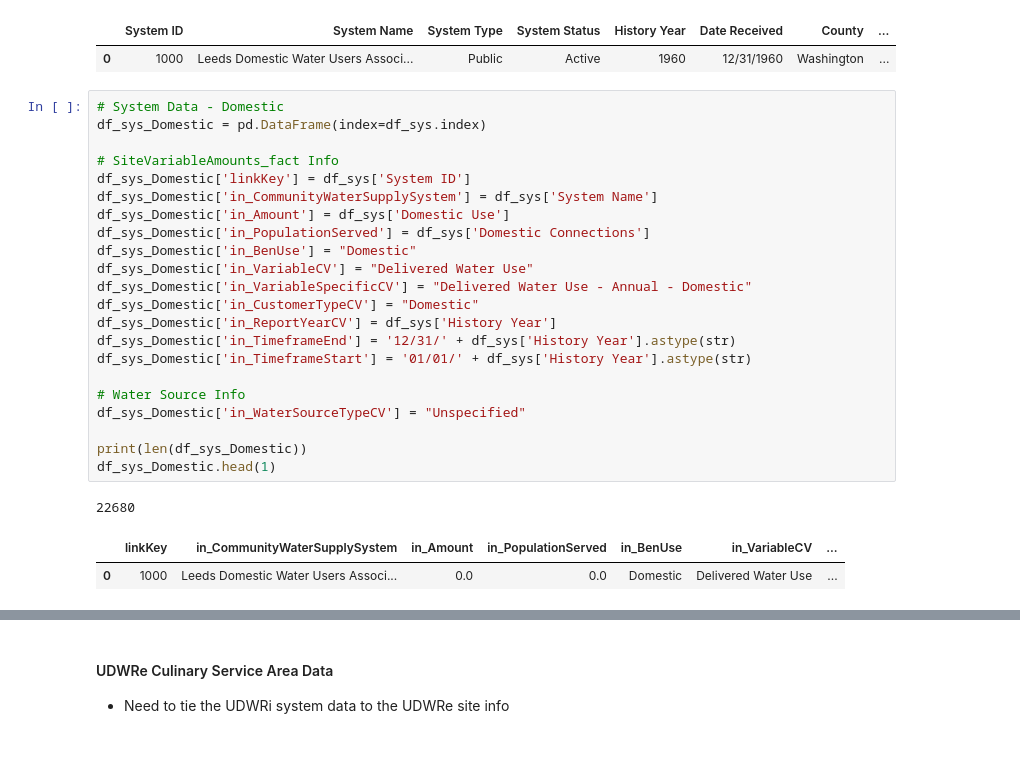
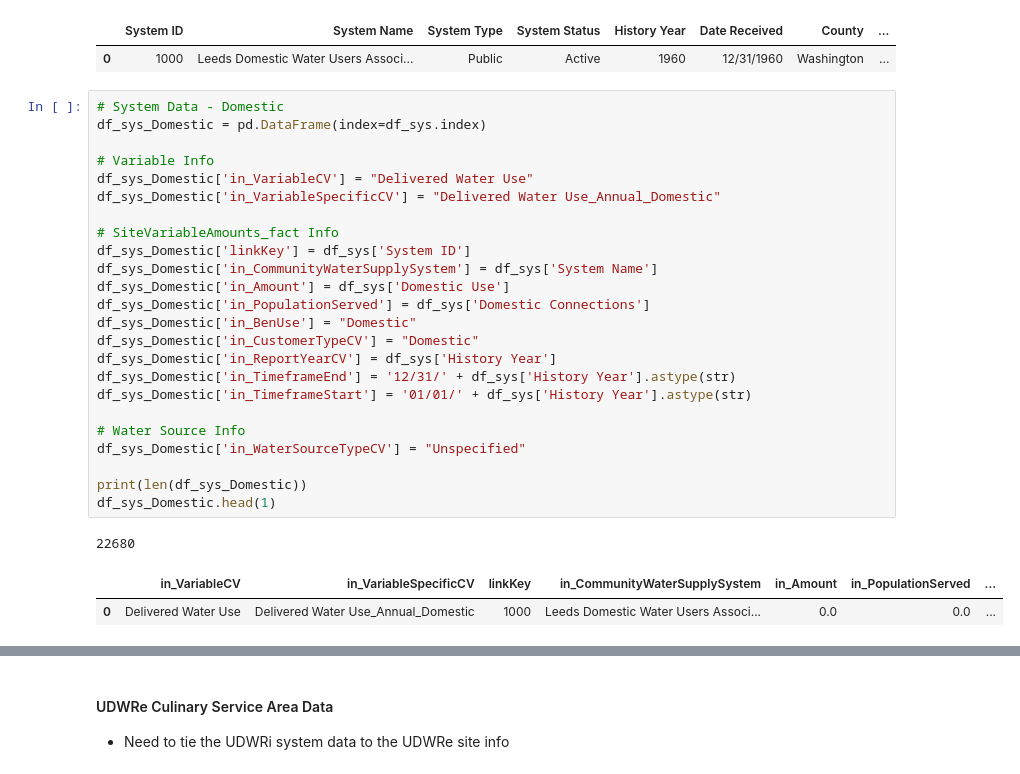
Before and after one commit to WSWCWaterDataExchange/MappingStatesDataToWaDE2.0, a Jupyter notebook: Utah/SiteSpecificAmounts/0_PreProcessUTSiteSpecificData.ipynb, the cells around one changed output, grey strips where cells are left out. Saved outputs shown, nothing was run; the diff lists cells and outputs as text.

Commit message:
UT ss update.
UT ss update.  New m-m relationship between sites and water sources.  Added geometry to POU sites.

```diff
--- a/Utah/SiteSpecificAmounts/0_PreProcessUTSiteSpecificData.ipynb
+++ b/Utah/SiteSpecificAmounts/0_PreProcessUTSiteSpecificData.ipynb
@@ -34,29 +34,31 @@ df_sys.head(1)
 # %%
 # System Data - Domestic
 df_sys_Domestic = pd.DataFrame(index=df_sys.index)
+
+# Variable Info
+df_sys_Domestic['in_VariableCV'] = "Delivered Water Use"
+df_sys_Domestic['in_VariableSpecificCV'] = "Delivered Water Use_Annual_Domestic"
 
 # SiteVariableAmounts_fact Info
 df_sys_Domestic['linkKey'] = df_sys['System ID']
 df_sys_Domestic['in_CommunityWaterSupplySystem'] = df_sys['System Name']
 df_sys_Domestic['in_Amount'] = df_sys['Domestic Use']
 df_sys_Domestic['in_PopulationServed'] = df_sys['Domestic Connections']
 df_sys_Domestic['in_BenUse'] = "Domestic"
-df_sys_Domestic['in_VariableCV'] = "Delivered Water Use"
-df_sys_Domestic['in_VariableSpecificCV'] = "Delivered Water Use - Annual - Domestic"
 df_sys_Domestic['in_CustomerTypeCV'] = "Domestic"
 df_sys_Domestic['in_ReportYearCV'] = df_sys['History Year']
 df_sys_Domestic['in_TimeframeEnd'] = '12/31/' + df_sys['History Year'].astype(str)
 df_sys_Domestic['in_TimeframeStart'] = '01/01/' + df_sys['History Year'].astype(str)
 
 # Water Source Info
 df_sys_Domestic['in_WaterSourceTypeCV'] = "Unspecified"
 
 print(len(df_sys_Domestic))
 df_sys_Domestic.head(1)
 # %% [output]
 22680
-|  | linkKey | in_CommunityWaterSupplySystem | in_Amount | in_PopulationServed | in_BenUse | in_VariableCV | ... |
-| 0 | 1000 | Leeds Domestic Water Users Associ... | 0.0 | 0.0 | Domestic | Delivered Water Use | ... |
+|  | in_VariableCV | in_VariableSpecificCV | linkKey | in_CommunityWaterSupplySystem | in_Amount | in_PopulationServed | ... |
+| 0 | Delivered Water Use | Delivered Water Use_Annual_Domestic | 1000 | Leeds Domestic Water Users Associ... | 0.0 | 0.0 | ... |
 # %%
 # System Data - Commercial
 df_sys_Commercial = pd.DataFrame(index=df_sys.index)
```
Also changed, not shown: parts of 36 cells of this notebook, 27 other files.
